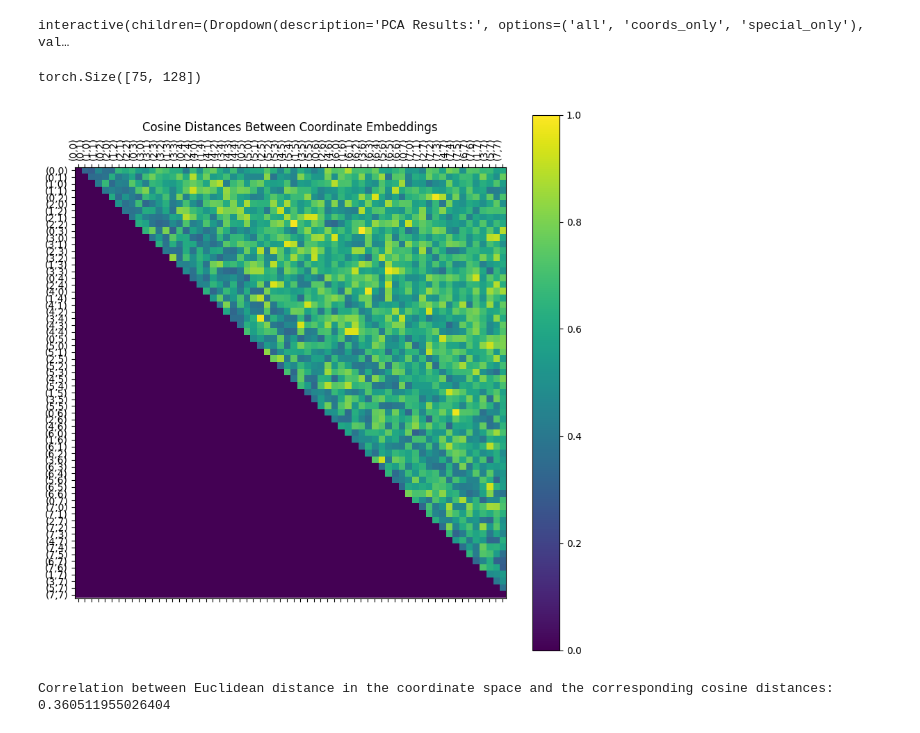
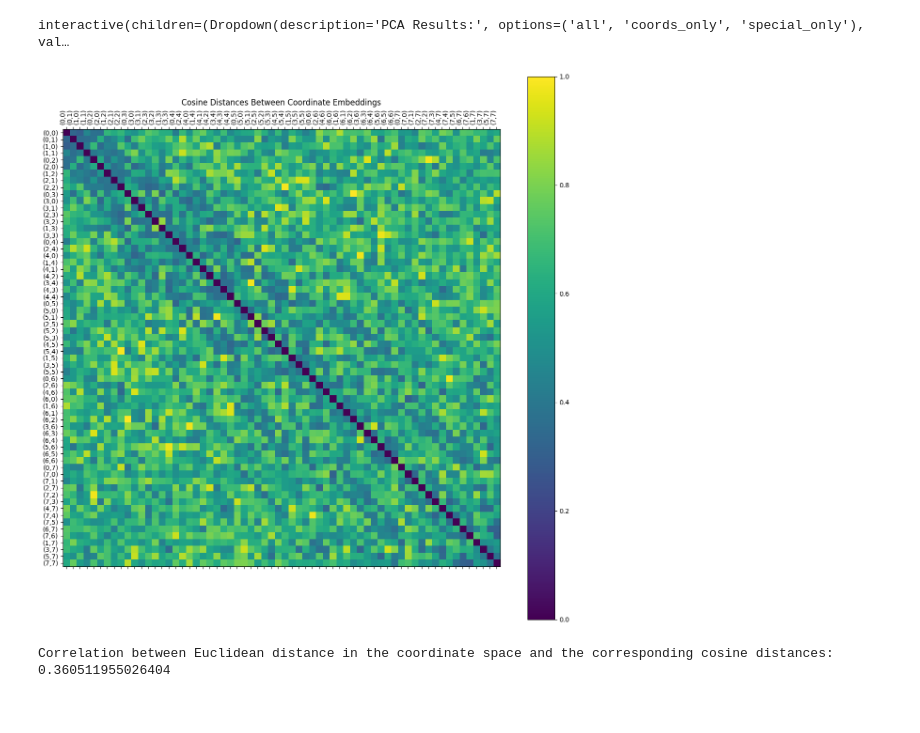
Before and after one commit to understanding-search/maze-transformer, a Jupyter notebook: notebooks/residual_stream_decoding.ipynb, the cells around one changed output. Drawn from its saved outputs; the diff is of its cells as text; code cells hidden in the pictures.

```diff
--- a/notebooks/residual_stream_decoding.ipynb
+++ b/notebooks/residual_stream_decoding.ipynb
@@ -130,43 +141,47 @@ ipywidgets.interact(
 interactive(children=(Dropdown(description='PCA Results:', options=('all', 'coords_only', 'special_only'), val…
 # %%
 
+def plot_cosine_distances(
+        embedding_matrix: Float[torch.Tensor, "d_vocab d_model"],
+        tokenizer: MazeTokenizer,
+        show: bool = True,
+    ) -> tuple[plt.Figure, plt.Axes]:
 
-def plot_cosine_distances(embedding_matrix: Float[torch.Tensor, "d_model"], vocab: list[str]):
-    # Filter the embeddings of the coordinate tokens
-    coord_tokens = {k: v for v, k in enumerate(vocab) if k.startswith('(')}
-    # print([embedding_matrix[v] for v in coord_tokens.values()])
-    coord_embeddings = np.array([embedding_matrix[v].numpy() for v in coord_tokens.values()])
+    coord_tokens_ids: dict[str, int] = tokenizer.coordinate_tokens_ids
+    coord_embeddings: Float[np.ndarray, "n_coord_tokens d_model"] = np.array([
+        embedding_matrix[v].numpy()
+        for v in coord_tokens_ids.values()
+    ])
 
     # Calculate the pairwise cosine distances
-    cosine_distances = pdist(coord_embeddings, metric='cosine')
+    cosine_distances: Float[np.ndarray, "n_coord_tokens d_model"] = pdist(coord_embeddings, metric='cosine')
     # normalize the distance by the maximum distance
     cosine_distances /= cosine_distances.max()
 
     # Convert the distances to a square matrix
-    cosine_distances_matrix = squareform(cosine_distances)
+    cosine_distances_matrix: Float[np.ndarray, "n_coord_tokens n_coord_tokens"] = squareform(cosine_distances)
     # lower triangle of the matrix is the same as the upper triangle
-    cosine_distances_matrix = np.triu(cosine_distances_matrix)
+    # cosine_distances_matrix = np.triu(cosine_distances_matrix)
 
     # Plot the cosine distances
-    fig, ax = plt.subplots(figsize=(10, 10))
+    fig, ax = plt.subplots(figsize=(15, 15))
     cax = ax.matshow(cosine_distances_matrix, cmap='viridis')
     fig.colorbar(cax)
 
-    ax.set_xticks(np.arange(len(coord_tokens)))
-    ax.set_yticks(np.arange(len(coord_tokens)))
-    ax.set_xticklabels(coord_tokens.keys())
-    ax.set_yticklabels(coord_tokens.keys())
+    ax.set_xticks(np.arange(len(coord_tokens_ids)))
+    ax.set_yticks(np.arange(len(coord_tokens_ids)))
+    ax.set_xticklabels(coord_tokens_ids.keys())
+    ax.set_yticklabels(coord_tokens_ids.keys())
 
     plt.setp(ax.get_xticklabels(), rotation=90, ha="left", rotation_mode="anchor")
 
-    plt.title('Cosine Distances Between Coordinate Embeddings')
-    plt.show()
+    ax.set_title('Cosine Distances Between Coordinate Embeddings')
+    if show:
+        plt.show()
 
 
-print(MODEL.W_E.shape)
-plot_cosine_distances(MODEL.W_E.cpu().detach(), TOKENIZER.token_arr)
+plot_cosine_distances(MODEL.W_E.cpu().detach(), TOKENIZER)
 # %% [output]
-torch.Size([75, 128])
-[figure, old version]
+[figure, new version]
 # %%
 
```
Also changed, not shown: parts of 3 cells of this notebook.
